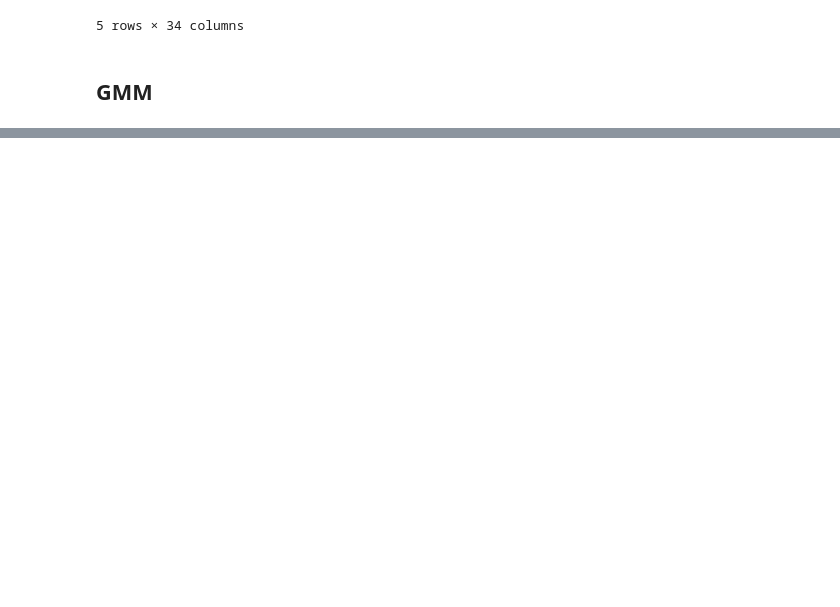
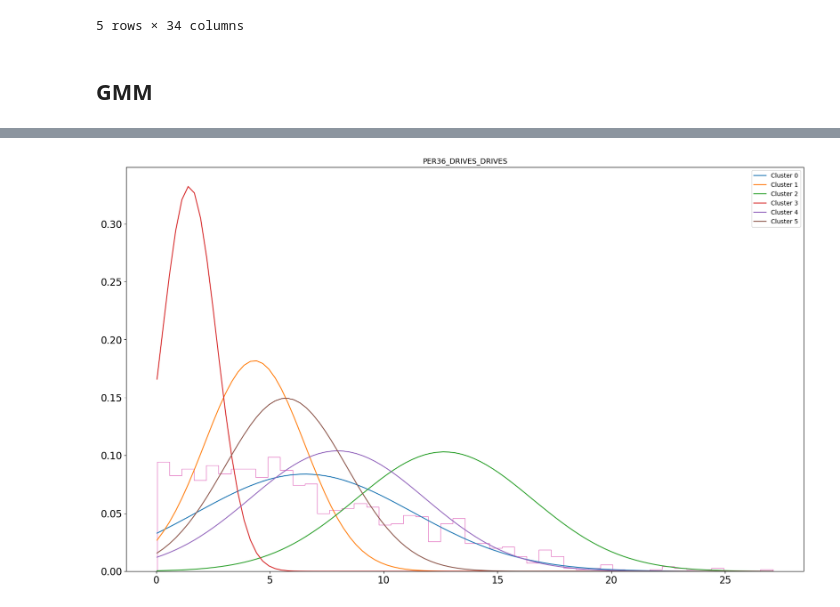
Before and after one commit to ruilucasferreira/bball_offensive_archetype, a Jupyter notebook: gmm.ipynb, the cells around one changed output, grey strips where cells are left out. Saved outputs shown, nothing was run; the diff lists cells and outputs as text; code cells hidden in the pictures; blank space fills up the shorter version.

```diff
--- a/gmm.ipynb
+++ b/gmm.ipynb
@@ -165,0 +242,17 @@ NameError: name 'data' is not defined
+# %%
+i=5
+col = data.columns[np.argsort( np.std( np.array([data[ data["CLUSTER"+str(n)] == i].mean() for i in range(n) ]), axis=0) )[::-1]][i]
+x = np.linspace(data.min().loc[col], data.max().loc[col], 100)
+for j in range(n):
+    cond = data["CLUSTER"+str(n)] == j
+    std = data[cond].std().loc[col]
+    mu = data[cond].mean().loc[col]
+    gauss = (1/(std * np.sqrt(2*np.pi)))*np.exp(-0.5*(x-mu)**2/std**2)
+    plt.plot(x, gauss, label=f"Cluster {j}")
+stairs, edge = np.histogram(data.loc[:, col], bins=50, density=True)
+plt.stairs(stairs, edge)
+plt.legend()
+plt.title(col)
+plt.show()
+# %% [output]
+[figure, added]
```
Also changed, not shown: parts of 10 cells of this notebook, 3 other files.
